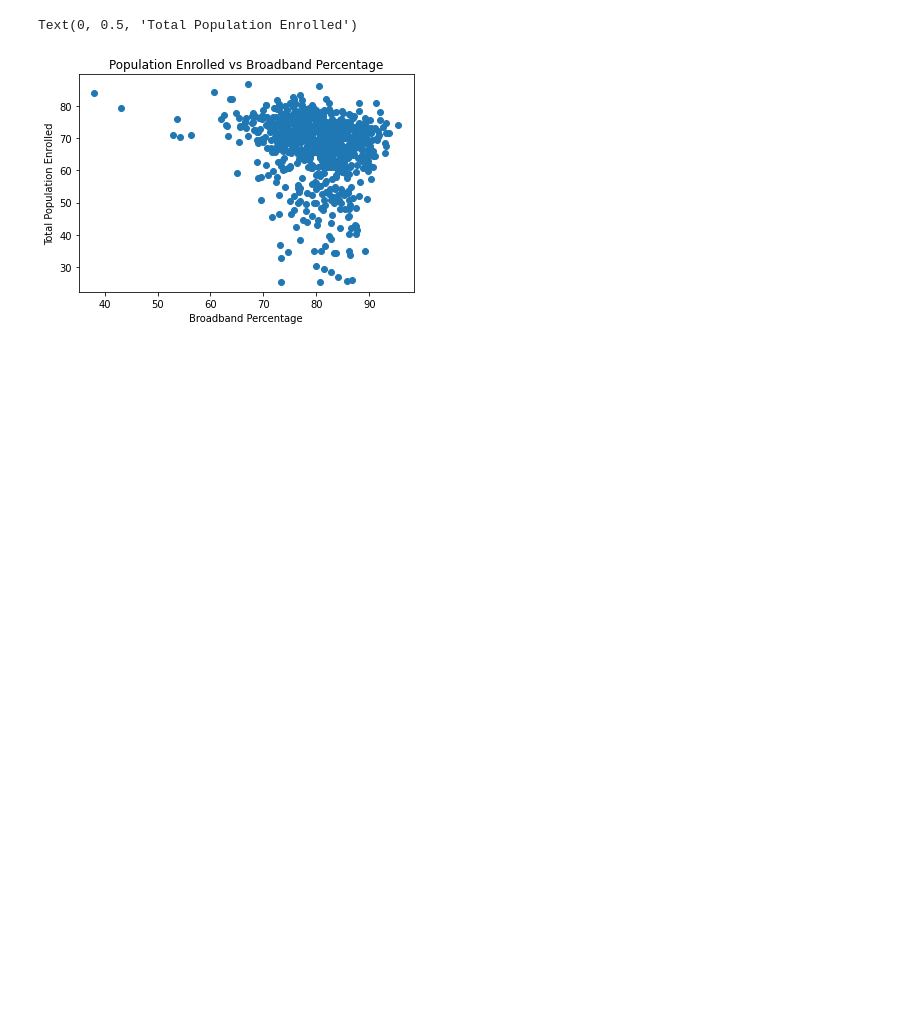
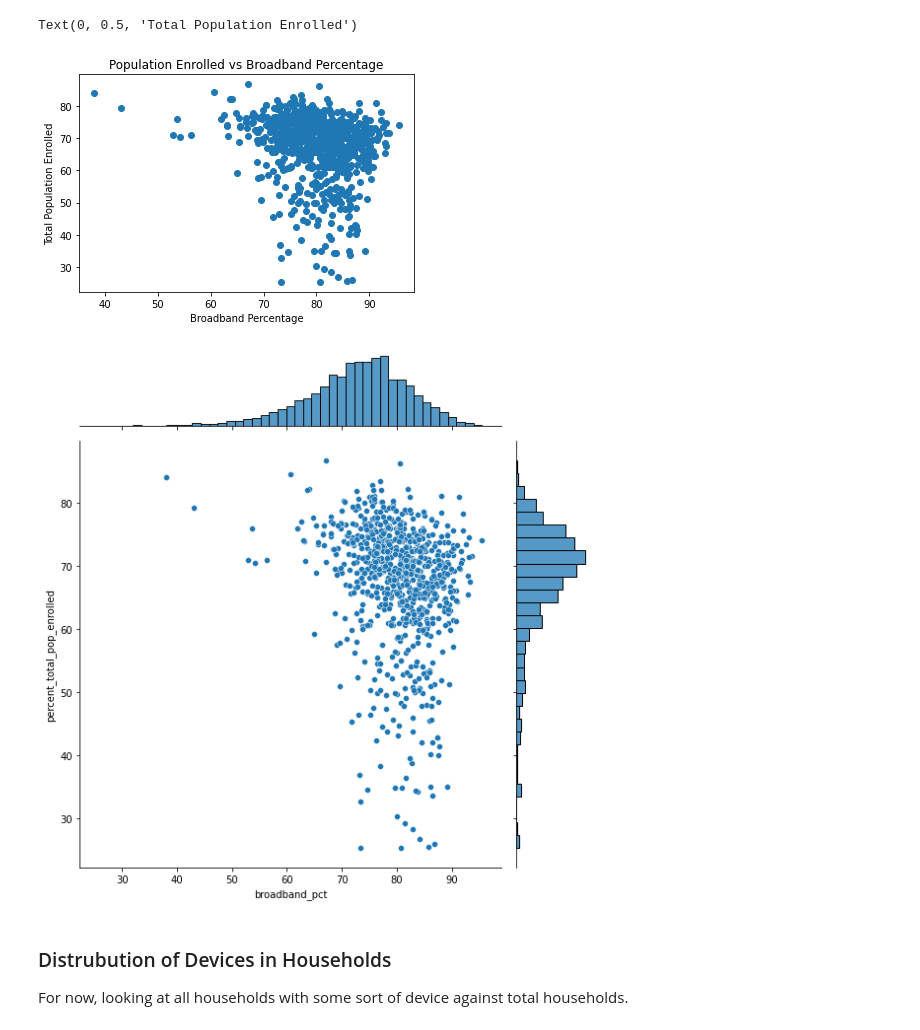
Before and after one commit to mosymns13/DS4A-Team13-Digital-Divide-Project, a Jupyter notebook: Analytic Dataset.ipynb, the cells around one changed output. Drawn from its saved outputs; the diff is of its cells as text; code cells hidden in the pictures; blank space fills up the shorter version.

```diff
--- a/Analytic Dataset.ipynb
+++ b/Analytic Dataset.ipynb
@@ -100,3 +113,12 @@ plt.ylabel("Total Population Enrolled")
 # %% [output]
 Text(0, 0.5, 'Total Population Enrolled')
 [figure]
+# %%
+#Note from Millie: I added this plot because I thought it might be more useful than looking at three different plots
+sns.jointplot(data = analytic_data, x = "broadband_pct", y = "percent_total_pop_enrolled", height = 8);
+# %% [output]
+[figure, added]
+# %% [markdown]
+### Distrubution of Devices in Households
+
+For now, looking at all households with some sort of device against total households.
```
Also changed, not shown: parts of 18 cells of this notebook.
